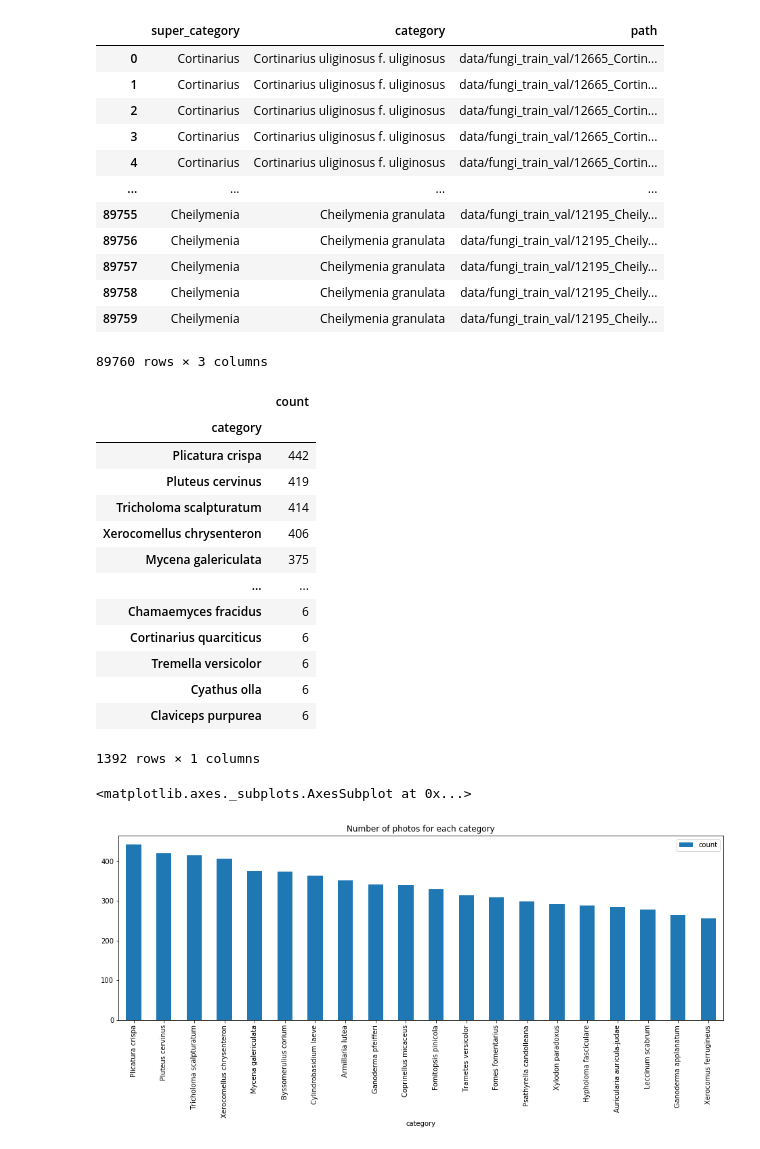
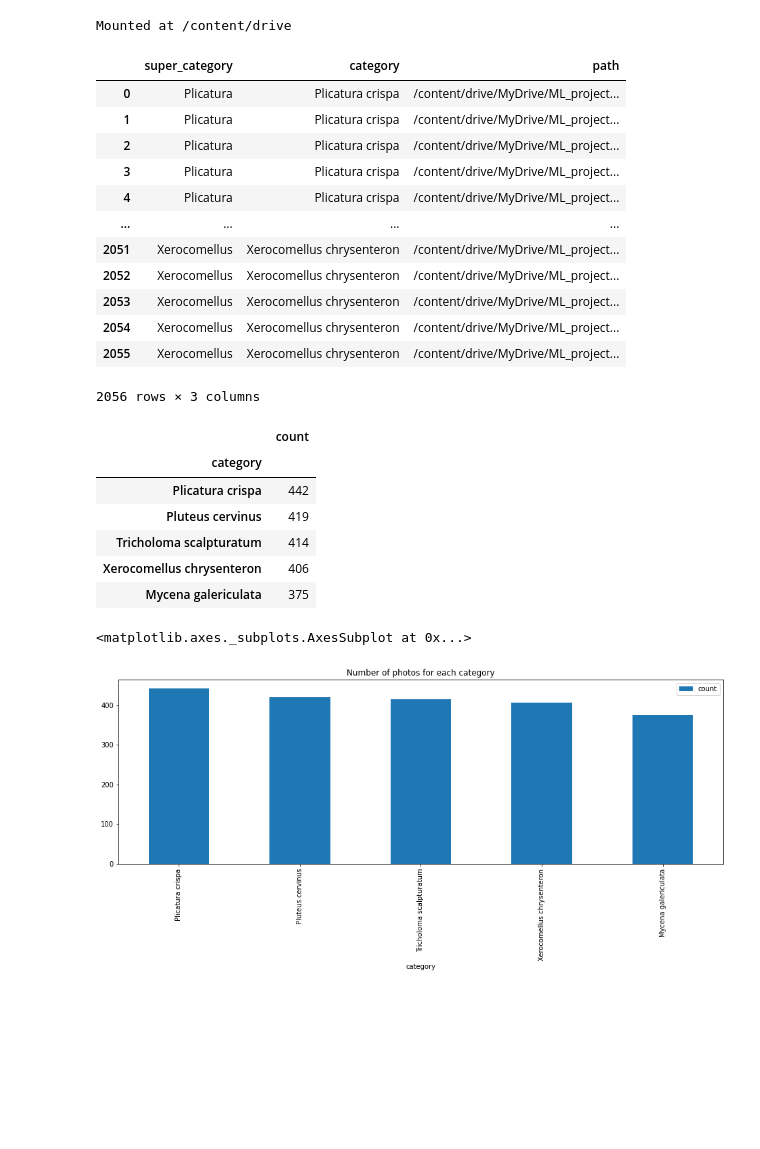
Before and after one commit to lorenzovngl/ml-project, a Jupyter notebook: data_analysis.ipynb, the cells around one changed output. Saved outputs shown, nothing was run; the diff lists cells and outputs as text; code cells hidden in the pictures; blank space fills up the shorter version.

Commit message:
Starting to use Google Colab GPUs

```diff
--- a/data_analysis.ipynb
+++ b/data_analysis.ipynb
@@ -1,45 +1,50 @@
+# %%
+from google.colab import drive
+drive.mount('/content/drive')
+# %% [output]
+Mounted at /content/drive
 # %%
 import os
 import pandas as pd
 import cv2
 
-DIR = "data/fungi_train_val"
+DIR = "/content/drive/MyDrive/ML_project/data/fungi_train_val"
 directories = []
 
 folders = os.listdir(DIR)
 
 for folder in folders:
     photos = os.listdir(DIR + "/" + folder)
     cat = ' '.join(folder.split('_')[1:])
     super_cat = folder.split('_')[1]
     for photo in photos:
         path = DIR + "/" + folder + "/" + photo
         #img = cv2.imread(path)
         directories.append({
             'super_category': super_cat,
             'category': cat,
             'path': path
             #'height': img.shape[0],
             #'width': img.shape[1],
             #'colors': img.shape[2]
         })
 
 df = pd.DataFrame(directories)
 df
 # %% [output]
 |  | super_category | category | path |
-| 0 | Cortinarius | Cortinarius uliginosus f. uliginosus | data/fungi_train_val/12665_Cortin... |
-| 1 | Cortinarius | Cortinarius uliginosus f. uliginosus | data/fungi_train_val/12665_Cortin... |
-| 2 | Cortinarius | Cortinarius uliginosus f. uliginosus | data/fungi_train_val/12665_Cortin... |
-| 3 | Cortinarius | Cortinarius uliginosus f. uliginosus | data/fungi_train_val/12665_Cortin... |
-| 4 | Cortinarius | Cortinarius uliginosus f. uliginosus | data/fungi_train_val/12665_Cortin... |
+| 0 | Plicatura | Plicatura crispa | /content/drive/MyDrive/ML_project... |
+| 1 | Plicatura | Plicatura crispa | /content/drive/MyDrive/ML_project... |
+| 2 | Plicatura | Plicatura crispa | /content/drive/MyDrive/ML_project... |
+| 3 | Plicatura | Plicatura crispa | /content/drive/MyDrive/ML_project... |
+| 4 | Plicatura | Plicatura crispa | /content/drive/MyDrive/ML_project... |
 | ... | ... | ... | ... |
-| 89755 | Cheilymenia | Cheilymenia granulata | data/fungi_train_val/12195_Cheily... |
-| 89756 | Cheilymenia | Cheilymenia granulata | data/fungi_train_val/12195_Cheily... |
-| 89757 | Cheilymenia | Cheilymenia granulata | data/fungi_train_val/12195_Cheily... |
-| 89758 | Cheilymenia | Cheilymenia granulata | data/fungi_train_val/12195_Cheily... |
-| 89759 | Cheilymenia | Cheilymenia granulata | data/fungi_train_val/12195_Cheily... |
+| 2051 | Xerocomellus | Xerocomellus chrysenteron | /content/drive/MyDrive/ML_project... |
+| 2052 | Xerocomellus | Xerocomellus chrysenteron | /content/drive/MyDrive/ML_project... |
+| 2053 | Xerocomellus | Xerocomellus chrysenteron | /content/drive/MyDrive/ML_project... |
+| 2054 | Xerocomellus | Xerocomellus chrysenteron | /content/drive/MyDrive/ML_project... |
+| 2055 | Xerocomellus | Xerocomellus chrysenteron | /content/drive/MyDrive/ML_project... |
-89760 rows × 3 columns
+2056 rows × 3 columns
 # %%
 df_categories = df.groupby(['category']).count().rename(columns={'path':'count'})[['count']]
 df_categories = df_categories.sort_values(by='count', ascending=False)
@@ -52,18 +57,11 @@ df_categories
 | Tricholoma scalpturatum | 414 |
 | Xerocomellus chrysenteron | 406 |
 | Mycena galericulata | 375 |
-| ... | ... |
-| Chamaemyces fracidus | 6 |
-| Cortinarius quarciticus | 6 |
-| Tremella versicolor | 6 |
-| Cyathus olla | 6 |
-| Claviceps purpurea | 6 |
-1392 rows × 1 columns
 # %%
 df_categories.head(20).plot.bar(title="Number of photos for each category", figsize=(16,5))
 # %% [output]
 <matplotlib.axes._subplots.AxesSubplot at 0x...>
-[figure, old version]
+[figure, new version]
 # %%
 count_photos = df.groupby(['super_category']).count().rename(columns={'path':'count_photos'})[['count_photos']]
 #count_photos = count_photos.sort_values(by='count_photos', ascending=False)
```
Also changed, not shown: parts of 3 cells of this notebook, 6 other files.
